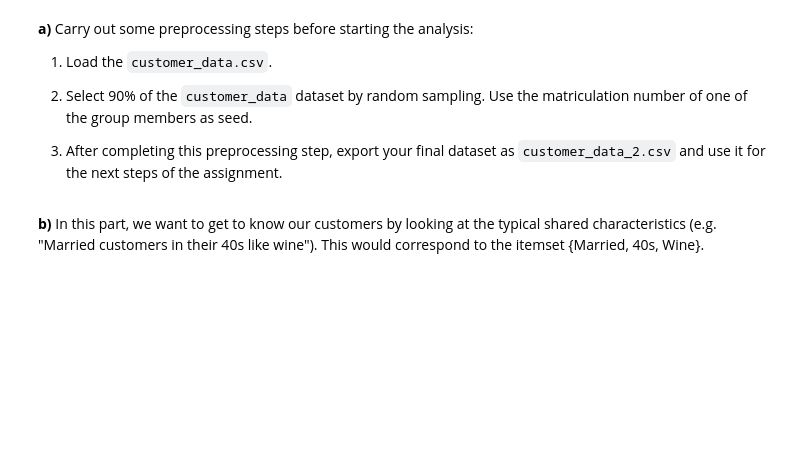
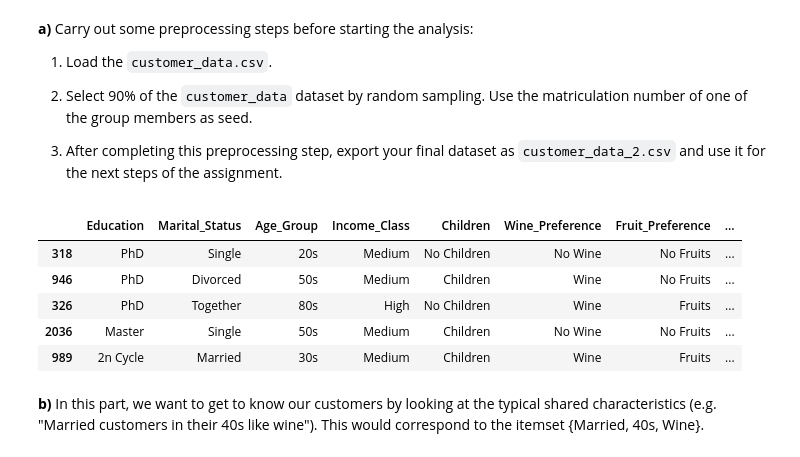
Before and after one commit to DanXCVII/IDS-Assignments, a Jupyter notebook: Assignment 2/assignment_2.ipynb, the cells around one changed output. Saved outputs shown, nothing was run; the diff lists cells and outputs as text; code cells hidden in the pictures; blank space fills up the shorter version.

```diff
--- a/Assignment 2/assignment_2.ipynb
+++ b/Assignment 2/assignment_2.ipynb
@@ -487,6 +607,17 @@ We can observe that in most larger cities, the income is high. In the inner coun
 3) After completing this preprocessing step, export your final dataset as `customer_data_2.csv` and use it for the next steps of the assignment.
 # %%
 # your code
+custemer_data = pd.read_csv('./dataset/customer_data.csv')
+customer_data_sample = custemer_data.sample(frac=0.9, random_state=427492)
+customer_data_sample.to_csv('./dataset/customer_data_2.csv')
+customer_data_sample.head()
+# %% [output]
+|  | Education | Marital_Status | Age_Group | Income_Class | Children | Wine_Preference | Fruit_Preference | ... |
+| 318 | PhD | Single | 20s | Medium | No Children | No Wine | No Fruits | ... |
+| 946 | PhD | Divorced | 50s | Medium | Children | Wine | No Fruits | ... |
+| 326 | PhD | Together | 80s | High | No Children | Wine | Fruits | ... |
+| 2036 | Master | Single | 50s | Medium | Children | No Wine | No Fruits | ... |
+| 989 | 2n Cycle | Married | 30s | Medium | Children | Wine | Fruits | ... |
 # %% [markdown]
 **b)** In this part, we want to get to know our customers by looking at the typical shared characteristics (e.g. "Married customers in their 40s like wine"). This would correspond to the itemset {Married, 40s, Wine}.
 # %% [markdown]
```
Also changed, not shown: parts of 28 cells of this notebook.
